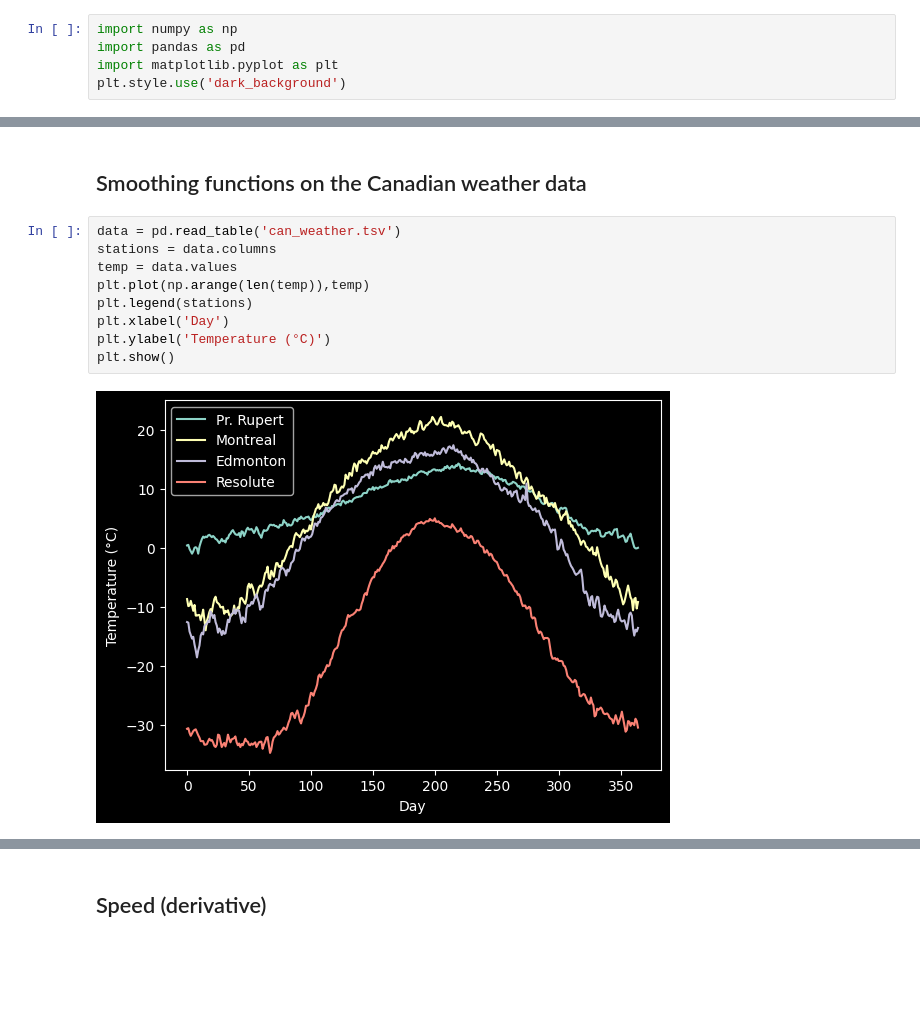
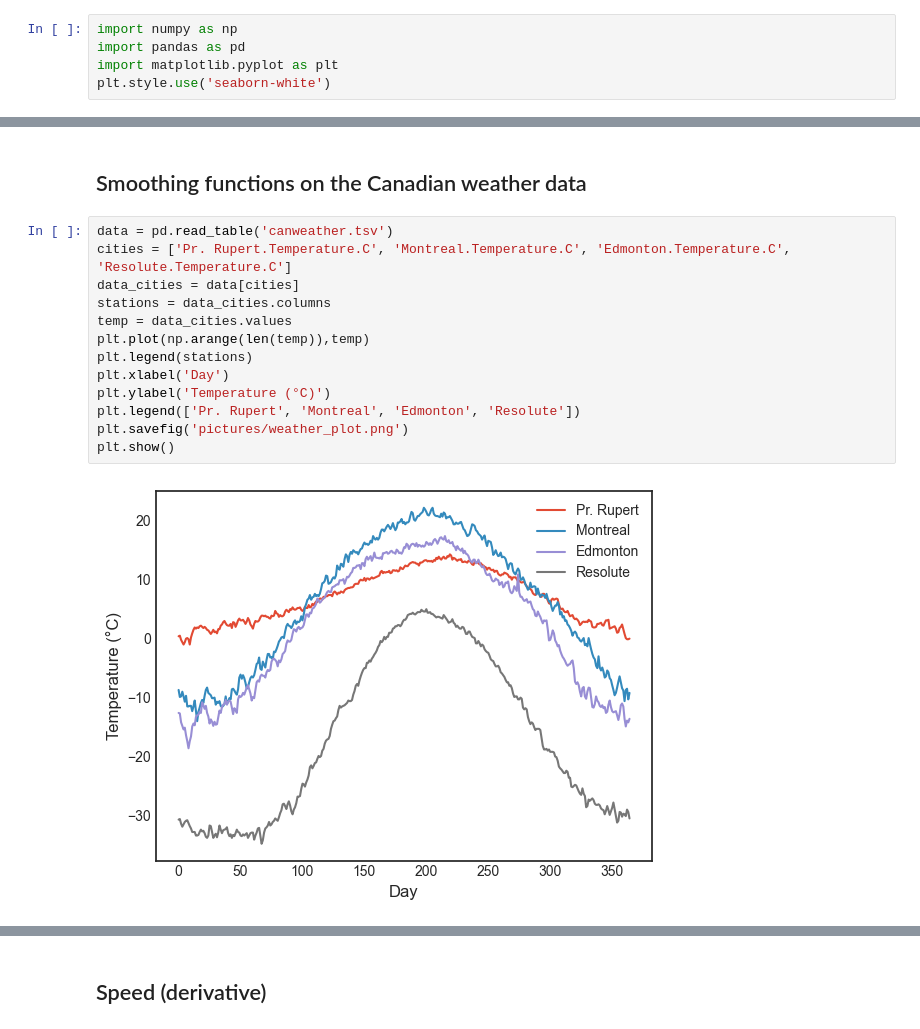
Before and after one commit to Emmanuel-mg/FDA_project, a Jupyter notebook: project.ipynb, the cells around one changed output, grey strips where cells are left out. Saved outputs shown, nothing was run; the diff lists cells and outputs as text; blank space fills up the shorter version.

```diff
--- a/project.ipynb
+++ b/project.ipynb
@@ -2,7 +2,7 @@
 import numpy as np
 import pandas as pd
 import matplotlib.pyplot as plt
-plt.style.use('dark_background')
+plt.style.use('seaborn-white')
 # %% [markdown]
 ## Fourier and Bspline basis
 # %%
@@ -200,14 +217,18 @@ bspline_basis(n = 7, order = 3).plot()
 # %% [markdown]
 ## Smoothing functions on the Canadian weather data
 # %%
-data = pd.read_table('can_weather.tsv')
-stations = data.columns
-temp = data.values
+data = pd.read_table('canweather.tsv')
+cities = ['Pr. Rupert.Temperature.C', 'Montreal.Temperature.C', 'Edmonton.Temperature.C', 'Resolute.Temperature.C']
+data_cities = data[cities]
+stations = data_cities.columns
+temp = data_cities.values
 plt.plot(np.arange(len(temp)),temp)
 plt.legend(stations)
 plt.xlabel('Day')
 plt.ylabel('Temperature (°C)')
+plt.legend(['Pr. Rupert', 'Montreal', 'Edmonton', 'Resolute'])
+plt.savefig('pictures/weather_plot.png')
 plt.show()
 # %% [output]
-[figure, old version]
+[figure, new version]
 # %%
```
Also changed, not shown: parts of 18 cells of this notebook, 2 other files.
